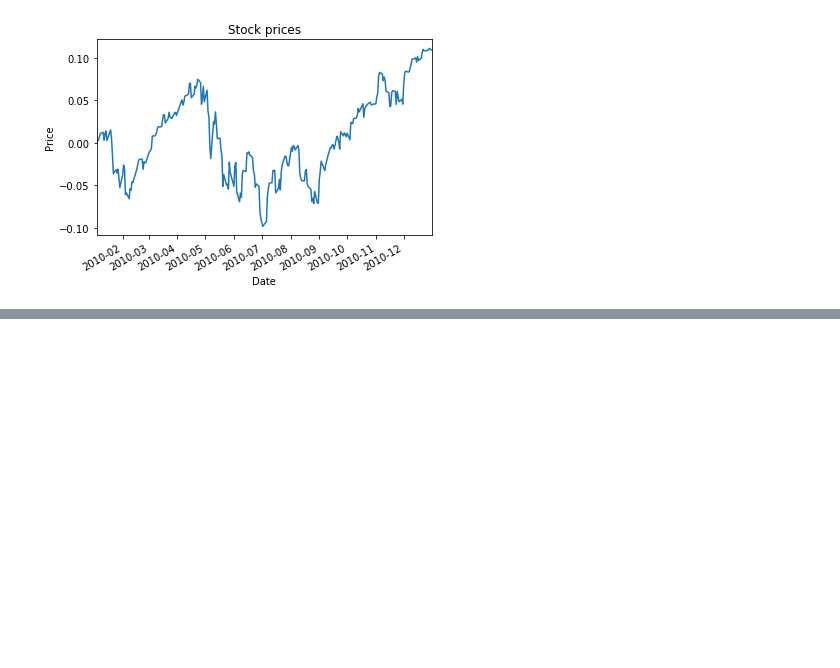
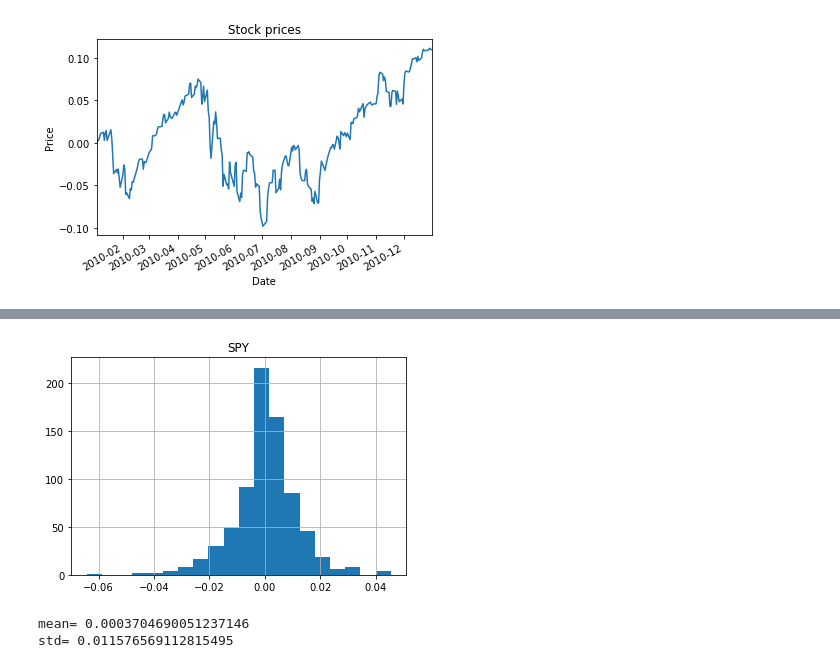
Before and after one commit to kmalhan/ml_trade, a Jupyter notebook: read_stock_data.ipynb, the cells around one changed output, grey strips where cells are left out. Saved outputs shown, nothing was run; the diff lists cells and outputs as text; code cells hidden in the pictures; blank space fills up the shorter version.

```diff
--- a/read_stock_data.ipynb
+++ b/read_stock_data.ipynb
@@ -425,0 +449,14 @@ plot_data(compute_cumulative_returns(df1))
+# %%
+# Plot Histogram
+daily_returns.hist(bins=20);
+# %% [output]
+[figure, added]
+# %%
+# Get mean and std
+mean = daily_returns['SPY'].mean()
+print("mean=",mean)
+std = daily_returns['SPY'].std()
+print("std=",std)
+# %% [output]
+mean= 0.0003704690051237146
+std= 0.011576569112815495
```
Also changed, not shown: parts of 21 cells of this notebook, 1 other file.
